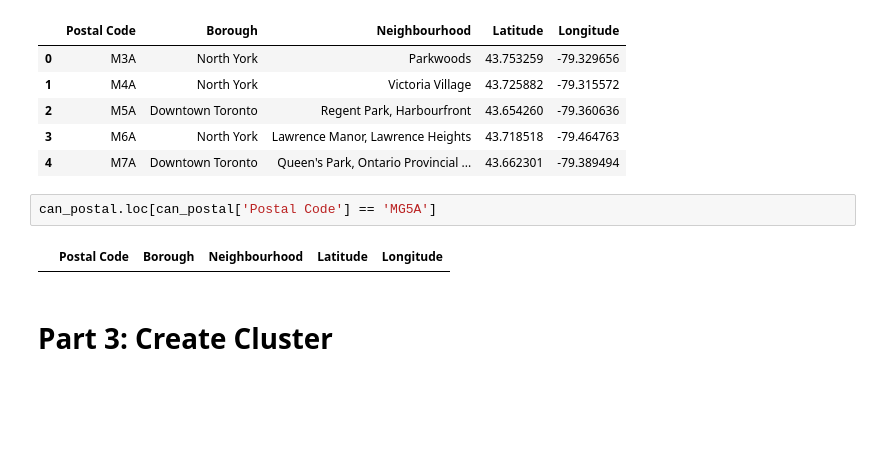
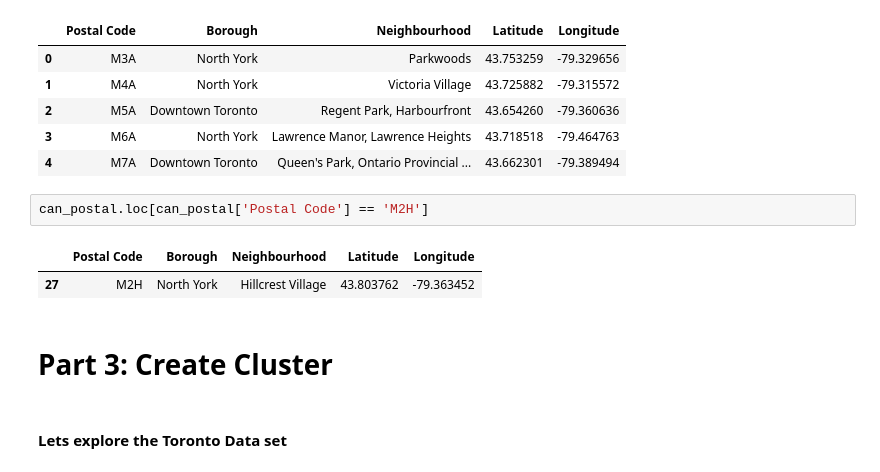
Before and after one commit to nsburrows/Coursera_Capstone, a Jupyter notebook: CanPostalWikClusterProj.ipynb, the cells around one changed output. Saved outputs shown, nothing was run; the diff lists cells and outputs as text; blank space fills up the shorter version.

```diff
--- a/CanPostalWikClusterProj.ipynb
+++ b/CanPostalWikClusterProj.ipynb
@@ -157,8 +165,11 @@ can_postal.head()
 | 3 | M6A | North York | Lawrence Manor, Lawrence Heights | 43.718518 | -79.464763 |
 | 4 | M7A | Downtown Toronto | Queen's Park, Ontario Provincial ... | 43.662301 | -79.389494 |
 # %%
-can_postal.loc[can_postal['Postal Code'] == 'MG5A']
+can_postal.loc[can_postal['Postal Code'] == 'M2H']
 # %% [output]
 |  | Postal Code | Borough | Neighbourhood | Latitude | Longitude |
+| 27 | M2H | North York | Hillcrest Village | 43.803762 | -79.363452 |
 # %% [markdown]
 # Part 3: Create Cluster
+# %% [markdown]
+#### Lets explore the Toronto Data set
```
Also changed, not shown: parts of 65 cells of this notebook.
